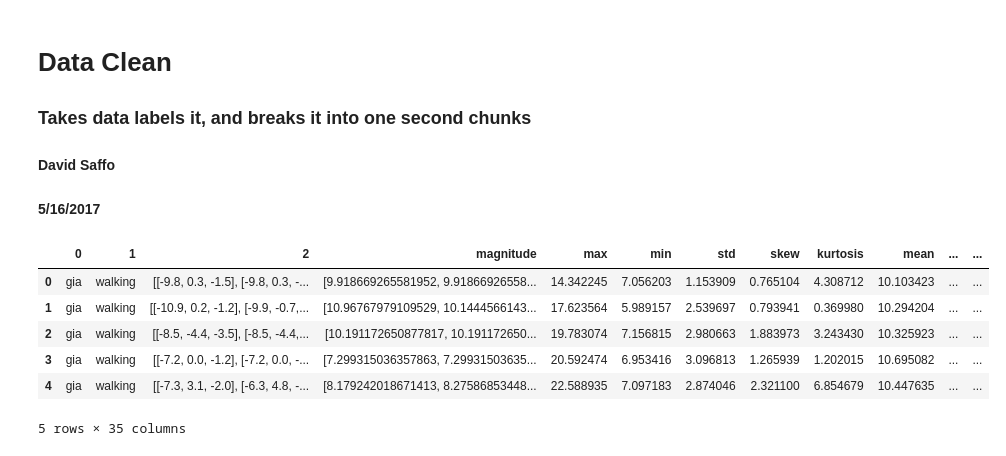
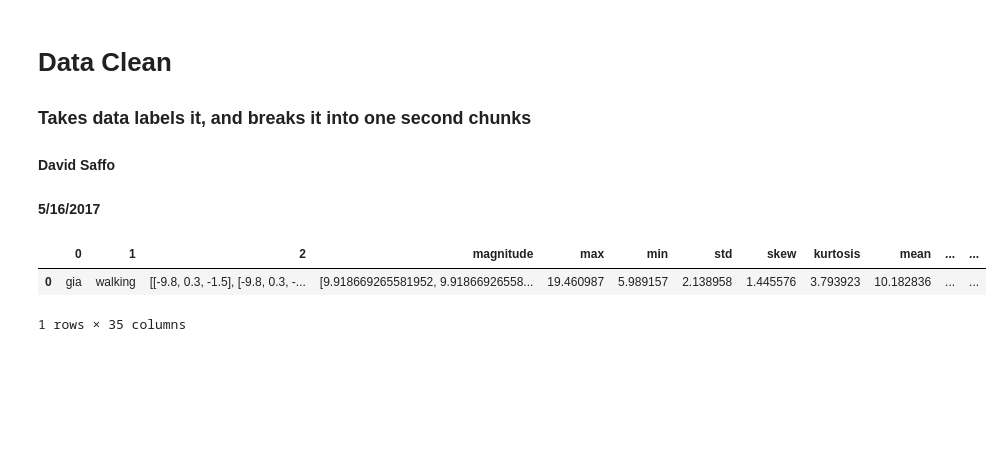
Before and after one commit to dsaffo/ToddlerActivityRecognition, a Jupyter notebook: DataClean.ipynb, the cells around one changed output. Cells and saved outputs as stored; diff of their text form; code cells hidden in the pictures; blank space fills up the shorter version.

```diff
--- a/DataClean.ipynb
+++ b/DataClean.ipynb
@@ -19,7 +19,7 @@ import matplotlib.pyplot as plt
 from sklearn.metrics import confusion_matrix
 %matplotlib inline
 # %%
-giaWalking = pd.read_csv("Gia Walking.csv", header = None, skiprows = 2)
+giaWalking = pd.read_csv("Gia Walking Hopefully.csv", header = None, skiprows = 2)
 giaRunning = pd.read_csv("Gia Running.csv", header = None, skiprows = 2)
 giaSitting = pd.read_csv("Gia Sitting.csv", header = None, skiprows = 2)
 giaSleeping = pd.read_csv("Gia Sleeping.csv", header = None, skiprows = 2)
@@ -71,9 +72,9 @@ def createDF(sub, act, data):
     array = []
     d = []
     for index, row in data.iterrows():
-        if (data.iloc[index,0] %2 != 0):
+        if (data.iloc[index,0] % 5 != 0):
             array.append([data.iloc[index,1],data.iloc[index,2],data.iloc[index,3]])
-        elif (data.iloc[index,0] % 2 == 0):
+        elif (data.iloc[index,0] % 5 == 0):
             d.append([sub , act, array])
             array = []
             i+=1
@@ -123,17 +131,11 @@ df = df.append(createDF("david", "standing", davidStanding), ignore_index=True)
 # %%
-df = df.append(createDF("julia", "walking", juliaWalking), ignore_index=True)
-df = df.append(createDF("julia", "running", juliaRunning), ignore_index=True)
-df = df.append(createDF("julia", "sleeping", juliaSleeping), ignore_index=True)
-df = df.append(createDF("julia", "climbing", juliaClimbing), ignore_index=True)
-df = df.append(createDF("julia", "sitting", juliaSitting), ignore_index=True)
-df = df.append(createDF("julia", "standing", juliaStanding), ignore_index=True)
 
-df = df.append(createDF("roshnee", "walking", roshneeWalking), ignore_index=True)
-df = df.append(createDF("roshnee", "running", roshneeRunning), ignore_index=True)
-df = df.append(createDF("roshnee", "sleeping", roshneeSleeping), ignore_index=True)
-df = df.append(createDF("roshnee", "climbing", roshneeClimbing), ignore_index=True)
-df = df.append(createDF("roshnee", "sitting", roshneeSitting), ignore_index=True)
-df = df.append(createDF("roshnee", "standing", roshneeStanding), ignore_index=True)
+#df = df.append(createDF("roshnee", "walking", roshneeWalking), ignore_index=True)
+#df = df.append(createDF("roshnee", "running", roshneeRunning), ignore_index=True)
+#df = df.append(createDF("roshnee", "sleeping", roshneeSleeping), ignore_index=True)
+#df = df.append(createDF("roshnee", "climbing", roshneeClimbing), ignore_index=True)
+#df = df.append(createDF("roshnee", "sitting", roshneeSitting), ignore_index=True)
+#df = df.append(createDF("roshnee", "standing", roshneeStanding), ignore_index=True)
 # %%
 temp = []
 a = []
@@ -445,14 +447,10 @@ df.insert(32, "xy mean", xy)
 df.insert(33, "yz mean", yz)
 df.insert(34, "xz mean", xz)
 # %%
-df.head()
+df.head(1)
 # %% [output]
 |  | 0 | 1 | 2 | magnitude | max | min | std | skew | kurtosis | mean | ... | ... |
-| 0 | gia | walking | [[-9.8, 0.3, -1.5], [-9.8, 0.3, -... | [9.918669265581952, 9.91866926558... | 14.342245 | 7.056203 | 1.153909 | 0.765104 | 4.308712 | 10.103423 | ... | ... |
-| 1 | gia | walking | [[-10.9, 0.2, -1.2], [-9.9, -0.7,... | [10.96767979109529, 10.1444566143... | 17.623564 | 5.989157 | 2.539697 | 0.793941 | 0.369980 | 10.294204 | ... | ... |
-| 2 | gia | walking | [[-8.5, -4.4, -3.5], [-8.5, -4.4,... | [10.191172650877817, 10.191172650... | 19.783074 | 7.156815 | 2.980663 | 1.883973 | 3.243430 | 10.325923 | ... | ... |
-| 3 | gia | walking | [[-7.2, 0.0, -1.2], [-7.2, 0.0, -... | [7.299315036357863, 7.29931503635... | 20.592474 | 6.953416 | 3.096813 | 1.265939 | 1.202015 | 10.695082 | ... | ... |
-| 4 | gia | walking | [[-7.3, 3.1, -2.0], [-6.3, 4.8, -... | [8.179242018671413, 8.27586853448... | 22.588935 | 7.097183 | 2.874046 | 2.321100 | 6.854679 | 10.447635 | ... | ... |
+| 0 | gia | walking | [[-9.8, 0.3, -1.5], [-9.8, 0.3, -... | [9.918669265581952, 9.91866926558... | 19.460987 | 5.989157 | 2.138958 | 1.445576 | 3.793923 | 10.182836 | ... | ... |
-5 rows × 35 columns
+1 rows × 35 columns
 # %%
 df.to_csv('SimTodActData.csv')
```
Also changed, not shown: parts of 3 cells of this notebook, 7 other files.
